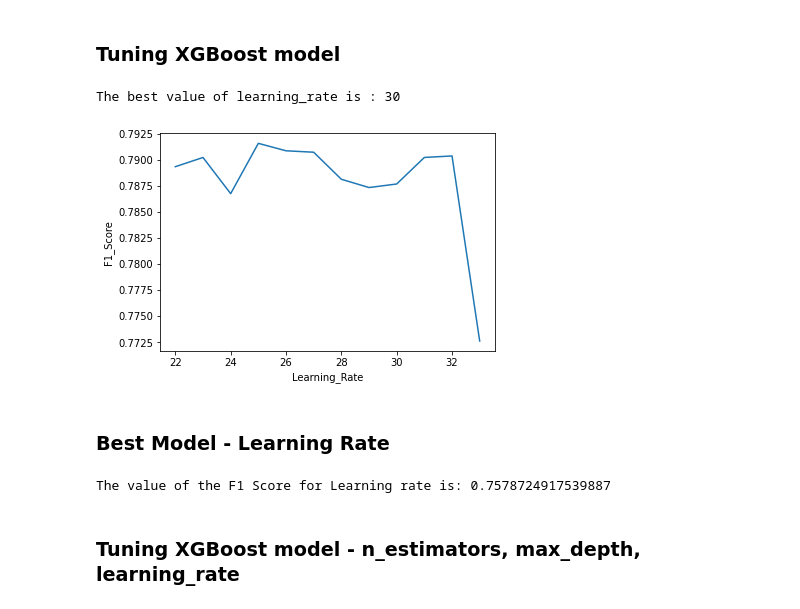
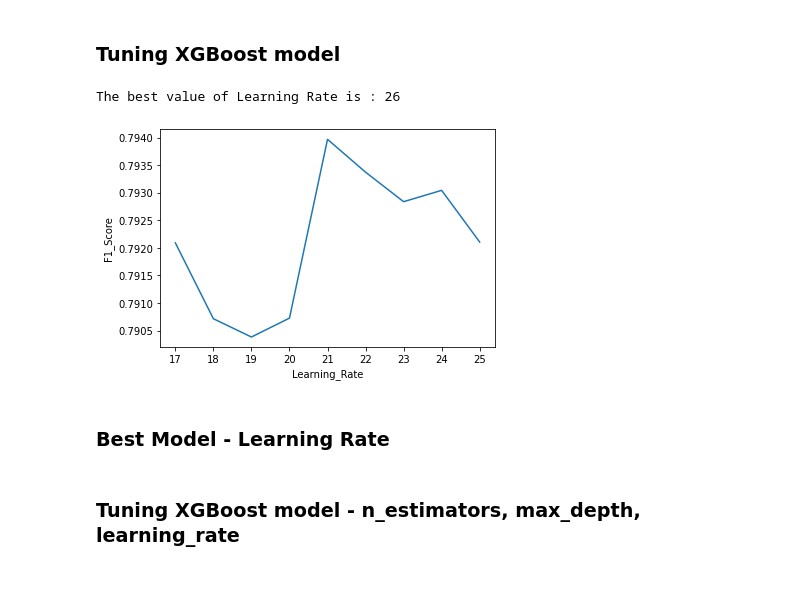
Before and after one commit to lumariaap15/secop-ds4a, a Jupyter notebook: models.ipynb, the cells around one changed output. Cells and saved outputs as stored; diff of their text form; code cells hidden in the pictures; blank space fills up the shorter version.

```diff
--- a/models.ipynb
+++ b/models.ipynb
@@ -118,38 +118,36 @@ X_train, X_test, y_train, y_test = train_test_split(X, y, test_size=0.33, random
 # This cell was run in the Virtual Machine
 
 # Creation of list of values to iterate over different values of n_estimators
-estimator_range = range(22,34,1)
+estimator_range = range(17,26,1)
 
 # List to store the results.
-f1_scores = []
+f1_scores_LR = []
 
 # Tuning of the model - THIS CELL TAKES TIME TO RUN
 for estimator in estimator_range:
     clf = XGBClassifier(tree_method="hist", enable_categorical=True, learning_rate = (estimator*0.05))
     clf.fit(X_train, y_train)
     y_pred = clf.predict(X_test)
-    f1_scores.append(metrics.f1_score(y_pred, y_test, average= 'macro'))
+    f1_scores_LR.append(metrics.f1_score(y_pred, y_test, average= 'macro'))
 # %%
 # Plotting the results
-plt.plot(estimator_range, f1_scores)
+plt.plot(estimator_range, f1_scores_LR)
 plt.xlabel('Learning_Rate')
 plt.ylabel('F1_Score')
 ## The optimal learning rate is 28 * 0.05
-print('The best value of Learning Rate is : ' + str(np.argmax(f1_scores)+22))
+print('The best value of Learning Rate is : ' + str(np.argmax(f1_scores_LR)+22))
 # %% [output]
-The best value of learning_rate is : 30
+The best value of Learning Rate is : 26
-[figure, old version]
+[figure, new version]
 # %% [markdown]
 ### Best Model - Learning Rate
 # %%
 # Picking the best model of the previous cell
-clf = XGBClassifier(tree_method="hist", enable_categorical=True, learning_rate = (28*0.05))
+clf = XGBClassifier(tree_method="hist", enable_categorical=True, learning_rate = (21*0.05))
 clf.fit(X_train, y_train)
 y_pred = clf.predict(X_test)
 print('\n')
 print('The value of the F1 Score for Learning rate is: ' + str(metrics.f1_score(y_pred, y_test, average= 'macro')))
-# %% [output]
-The value of the F1 Score for Learning rate is: 0.7578724917539887
 # %% [markdown]
 ### Tuning XGBoost model - n_estimators, max_depth, learning_rate
 # %%
```
Also changed, not shown: parts of 2 cells of this notebook.
